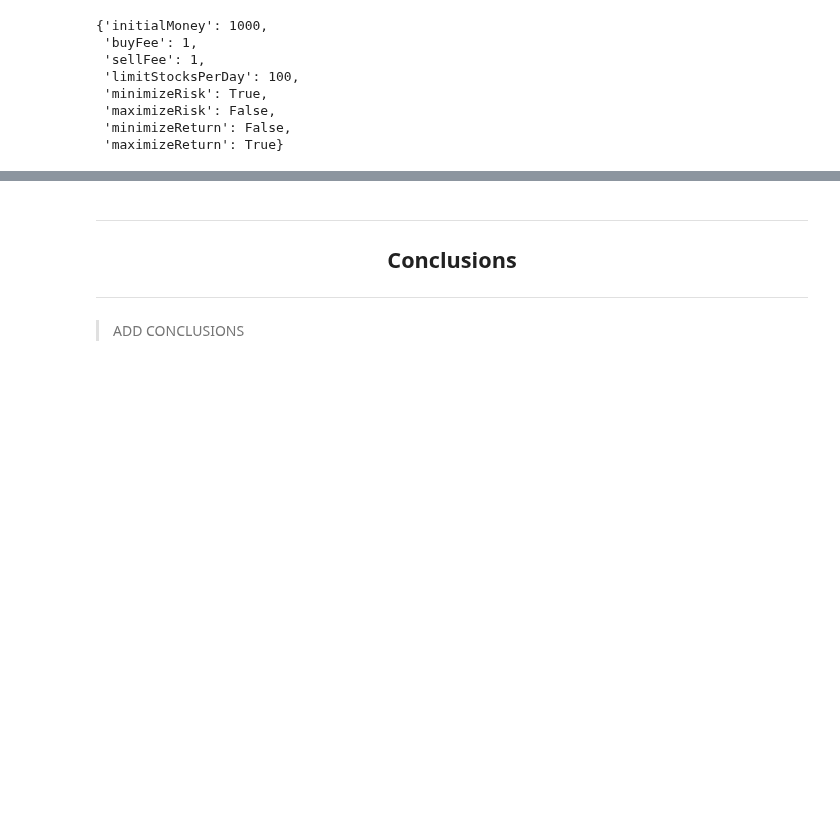
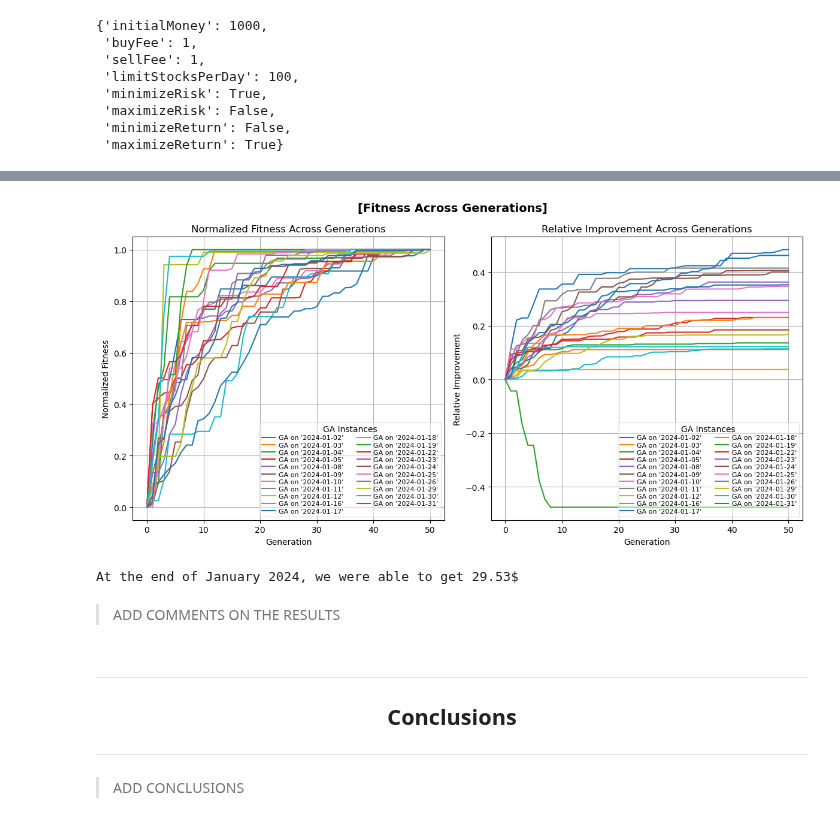
Before and after one commit to EstevesX10/SP500-Stock-Forecasting-and-Optimization, a Jupyter notebook: SP500 Stock Forecasting and Optimization/SP500 Stock Price Forecasting and Optimization.ipynb, the cells around one changed output, grey strips where cells are left out. Saved outputs shown, nothing was run; the diff lists cells and outputs as text; code cells hidden in the pictures; blank space fills up the shorter version.

```diff
--- a/SP500 Stock Forecasting and Optimization/SP500 Stock Price Forecasting and Optimization.ipynb
+++ b/SP500 Stock Forecasting and Optimization/SP500 Stock Price Forecasting and Optimization.ipynb
@@ -504,3 +533,16 @@ The model is initialized with weights zero for companies with expected return ne
+# %%
+# Plot the Fitness Scores
+plotPopulationsFitnessScore(dates=predictionDates, pathsConfig=pathsConfig)
+# %% [output]
+[figure, added]
+# %%
+# Compute the final gains
+finalGains = getFinalGains(numberDays=numberDays, portfolioEvaluations=portfolioEvaluations, initialInvestment=initialPortfolioEval)
+print(f"At the end of January 2024, we were able to get {finalGains:.2f}$")
+# %% [output]
+At the end of January 2024, we were able to get 29.53$
+# %% [markdown]
+> ADD COMMENTS ON THE RESULTS
 # %% [markdown]
 <div align="center">
 
```
Also changed, not shown: parts of 10 cells of this notebook.
